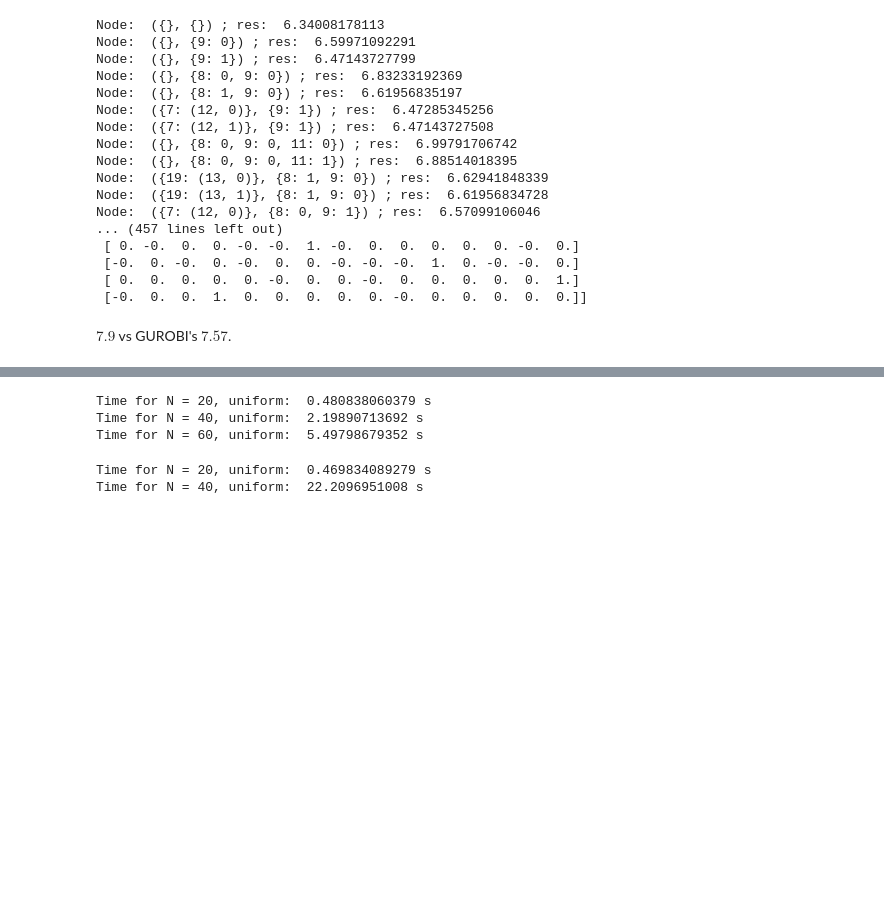
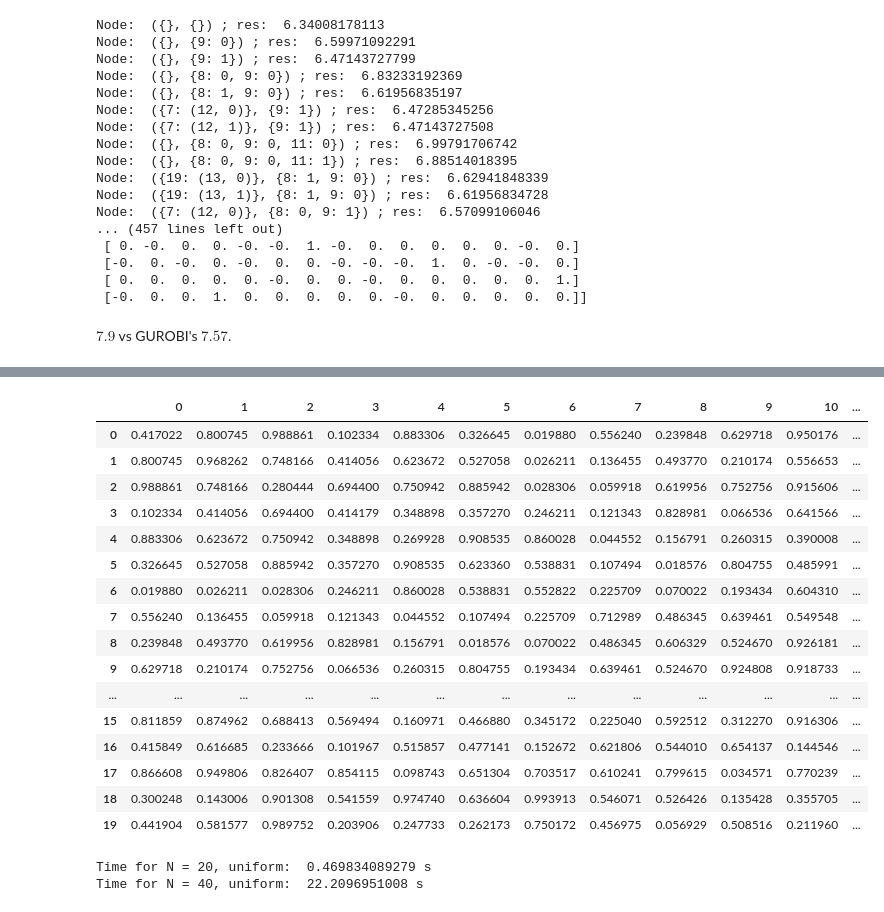
Before and after one commit to ivanovak/SK_OM2015, a Jupyter notebook: Assignment3/hw3.ipynb, the cells around one changed output, grey strips where cells are left out. Saved outputs shown, nothing was run; the diff lists cells and outputs as text; code cells hidden in the pictures; blank space fills up the shorter version.

```diff
--- a/Assignment3/hw3.ipynb
+++ b/Assignment3/hw3.ipynb
@@ -267,12 +267,14 @@ $7.9$ vs GUROBI's $7.57$.
 import numpy as np
 from cvxpy import *
 import cvxpy
+import matplotlib as plt
 
 from timeit import default_timer as timer
 
 %matplotlib inline
 
 np.random.seed(1)
+ex20 =  np.random.rand(20, 20)
 
 def ILPuniform(pref, uf = True):
     N = pref.shape[0]
@@ -305,22 +307,38 @@ def ILPuniform(pref, uf = True):
 
     return res, time_delta
 
-ex20, ex40, ex60 = [np.random.rand(20, 20), np.random.rand(40, 40), np.random.rand(60, 60)]
+ex40, ex60 = [np.random.rand(40, 40), np.random.rand(60, 60)]
 ex20b = np.array(ex20) # matrix we will use further
 
 for i in xrange(20):
     for j in xrange(20):
-        ex20b[i, j] = np.round(ex20b[i, j])
         ex20b[i, j] = ex20b[j, i]
 
 res = [ILPuniform(ex20), ILPuniform(ex40), ILPuniform(ex60)]
-print 'Time for N = 20, uniform: ', res[0][1], 's'
-print 'Time for N = 40, uniform: ', res[1][1], 's'
-print 'Time for N = 60, uniform: ', res[2][1], 's'
+# print 'Time for N = 20, uniform: ', res[0][1], 's'
+# print 'Time for N = 40, uniform: ', res[1][1], 's'
+# print 'Time for N = 60, uniform: ', res[2][1], 's'
-# %% [output]
-Time for N = 20, uniform:  0.480838060379 s
-Time for N = 40, uniform:  2.19890713692 s
-Time for N = 60, uniform:  5.49798679352 s
+# %%
+import pandas as pd
+pd.DataFrame(ex20b)
+# %% [output]
+|  | 0 | 1 | 2 | 3 | 4 | 5 | 6 | 7 | 8 | 9 | 10 | ... |
+| 0 | 0.417022 | 0.800745 | 0.988861 | 0.102334 | 0.883306 | 0.326645 | 0.019880 | 0.556240 | 0.239848 | 0.629718 | 0.950176 | ... |
+| 1 | 0.800745 | 0.968262 | 0.748166 | 0.414056 | 0.623672 | 0.527058 | 0.026211 | 0.136455 | 0.493770 | 0.210174 | 0.556653 | ... |
+| 2 | 0.988861 | 0.748166 | 0.280444 | 0.694400 | 0.750942 | 0.885942 | 0.028306 | 0.059918 | 0.619956 | 0.752756 | 0.915606 | ... |
+| 3 | 0.102334 | 0.414056 | 0.694400 | 0.414179 | 0.348898 | 0.357270 | 0.246211 | 0.121343 | 0.828981 | 0.066536 | 0.641566 | ... |
+| 4 | 0.883306 | 0.623672 | 0.750942 | 0.348898 | 0.269928 | 0.908535 | 0.860028 | 0.044552 | 0.156791 | 0.260315 | 0.390008 | ... |
+| 5 | 0.326645 | 0.527058 | 0.885942 | 0.357270 | 0.908535 | 0.623360 | 0.538831 | 0.107494 | 0.018576 | 0.804755 | 0.485991 | ... |
+| 6 | 0.019880 | 0.026211 | 0.028306 | 0.246211 | 0.860028 | 0.538831 | 0.552822 | 0.225709 | 0.070022 | 0.193434 | 0.604310 | ... |
+| 7 | 0.556240 | 0.136455 | 0.059918 | 0.121343 | 0.044552 | 0.107494 | 0.225709 | 0.712989 | 0.486345 | 0.639461 | 0.549548 | ... |
+| 8 | 0.239848 | 0.493770 | 0.619956 | 0.828981 | 0.156791 | 0.018576 | 0.070022 | 0.486345 | 0.606329 | 0.524670 | 0.926181 | ... |
+| 9 | 0.629718 | 0.210174 | 0.752756 | 0.066536 | 0.260315 | 0.804755 | 0.193434 | 0.639461 | 0.524670 | 0.924808 | 0.918733 | ... |
+| ... | ... | ... | ... | ... | ... | ... | ... | ... | ... | ... | ... | ... |
+| 15 | 0.811859 | 0.874962 | 0.688413 | 0.569494 | 0.160971 | 0.466880 | 0.345172 | 0.225040 | 0.592512 | 0.312270 | 0.916306 | ... |
+| 16 | 0.415849 | 0.616685 | 0.233666 | 0.101967 | 0.515857 | 0.477141 | 0.152672 | 0.621806 | 0.544010 | 0.654137 | 0.144546 | ... |
+| 17 | 0.866608 | 0.949806 | 0.826407 | 0.854115 | 0.098743 | 0.651304 | 0.703517 | 0.610241 | 0.799615 | 0.034571 | 0.770239 | ... |
+| 18 | 0.300248 | 0.143006 | 0.901308 | 0.541559 | 0.974740 | 0.636604 | 0.993913 | 0.546071 | 0.526426 | 0.135428 | 0.355705 | ... |
+| 19 | 0.441904 | 0.581577 | 0.989752 | 0.203906 | 0.247733 | 0.262173 | 0.750172 | 0.456975 | 0.056929 | 0.508516 | 0.211960 | ... |
 # %%
 res = [ILPuniform(ex20b), ILPuniform(ex40, False)]
 print 'Time for N = 20, uniform: ', res[0][1], 's'
```
Also changed, not shown: parts of 5 cells of this notebook, 6 other files.
